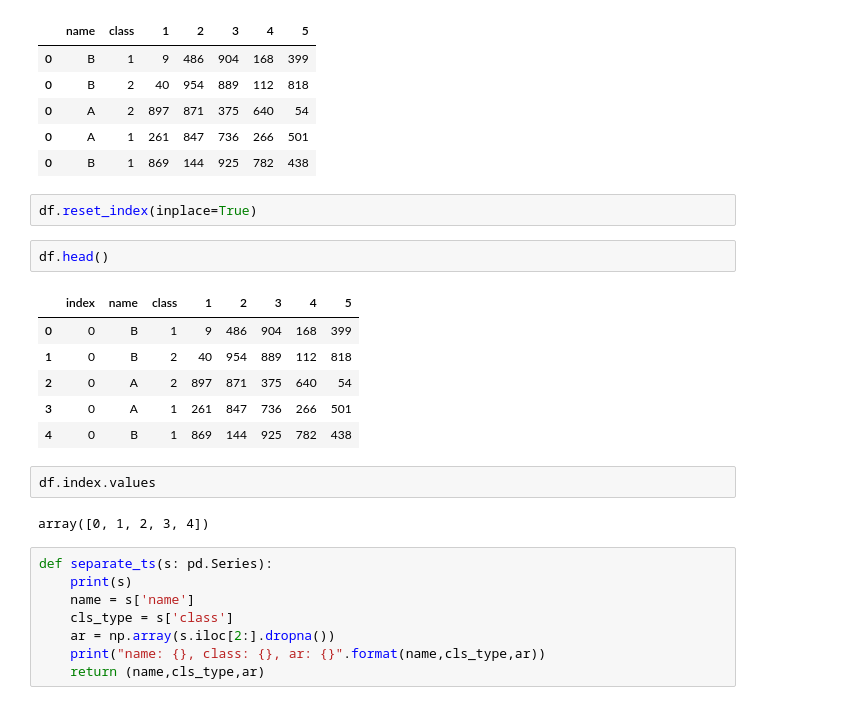
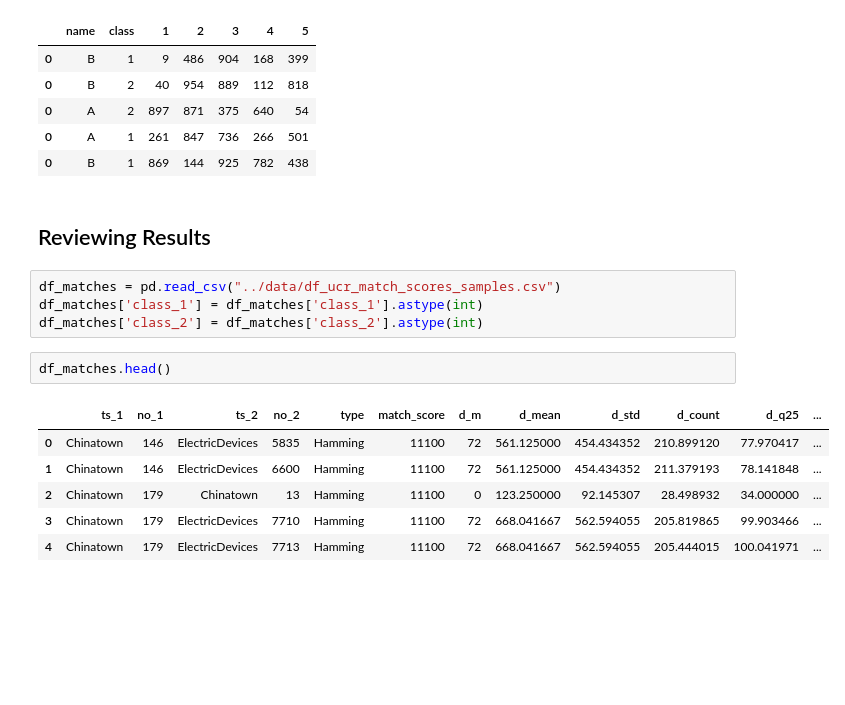
Before and after one commit to philippbeer/ts_search_engine, a Jupyter notebook: notebooks/ucr_initial_analysis.ipynb, the cells around one changed output. Saved outputs shown, nothing was run; the diff lists cells and outputs as text; blank space fills up the shorter version.

```diff
--- a/notebooks/ucr_initial_analysis.ipynb
+++ b/notebooks/ucr_initial_analysis.ipynb
@@ -152,26 +162,18 @@ df
 | 0 | A | 2 | 897 | 871 | 375 | 640 | 54 |
 | 0 | A | 1 | 261 | 847 | 736 | 266 | 501 |
 | 0 | B | 1 | 869 | 144 | 925 | 782 | 438 |
-# %%
-df.reset_index(inplace=True)
+# %% [markdown]
+## Reviewing Results
+# %%
+df_matches = pd.read_csv("../data/df_ucr_match_scores_samples.csv")
+df_matches['class_1'] = df_matches['class_1'].astype(int)
+df_matches['class_2'] = df_matches['class_2'].astype(int)
 # %%
-df.head()
+df_matches.head()
 # %% [output]
-|  | index | name | class | 1 | 2 | 3 | 4 | 5 |
-| 0 | 0 | B | 1 | 9 | 486 | 904 | 168 | 399 |
-| 1 | 0 | B | 2 | 40 | 954 | 889 | 112 | 818 |
-| 2 | 0 | A | 2 | 897 | 871 | 375 | 640 | 54 |
-| 3 | 0 | A | 1 | 261 | 847 | 736 | 266 | 501 |
-| 4 | 0 | B | 1 | 869 | 144 | 925 | 782 | 438 |
+|  | ts_1 | no_1 | ts_2 | no_2 | type | match_score | d_m | d_mean | d_std | d_count | d_q25 | ... |
+| 0 | Chinatown | 146 | ElectricDevices | 5835 | Hamming | 11100 | 72 | 561.125000 | 454.434352 | 210.899120 | 77.970417 | ... |
+| 1 | Chinatown | 146 | ElectricDevices | 6600 | Hamming | 11100 | 72 | 561.125000 | 454.434352 | 211.379193 | 78.141848 | ... |
+| 2 | Chinatown | 179 | Chinatown | 13 | Hamming | 11100 | 0 | 123.250000 | 92.145307 | 28.498932 | 34.000000 | ... |
+| 3 | Chinatown | 179 | ElectricDevices | 7710 | Hamming | 11100 | 72 | 668.041667 | 562.594055 | 205.819865 | 99.903466 | ... |
+| 4 | Chinatown | 179 | ElectricDevices | 7713 | Hamming | 11100 | 72 | 668.041667 | 562.594055 | 205.444015 | 100.041971 | ... |
-# %%
-df.index.values
-# %% [output]
-array([0, 1, 2, 3, 4])
-# %%
-def separate_ts(s: pd.Series):
-    print(s)
-    name = s['name']
-    cls_type = s['class']
-    ar = np.array(s.iloc[2:].dropna())
-    print("name: {}, class: {}, ar: {}".format(name,cls_type,ar))
-    return (name,cls_type,ar)
```
Also changed, not shown: parts of 31 cells of this notebook, 4 other files.
